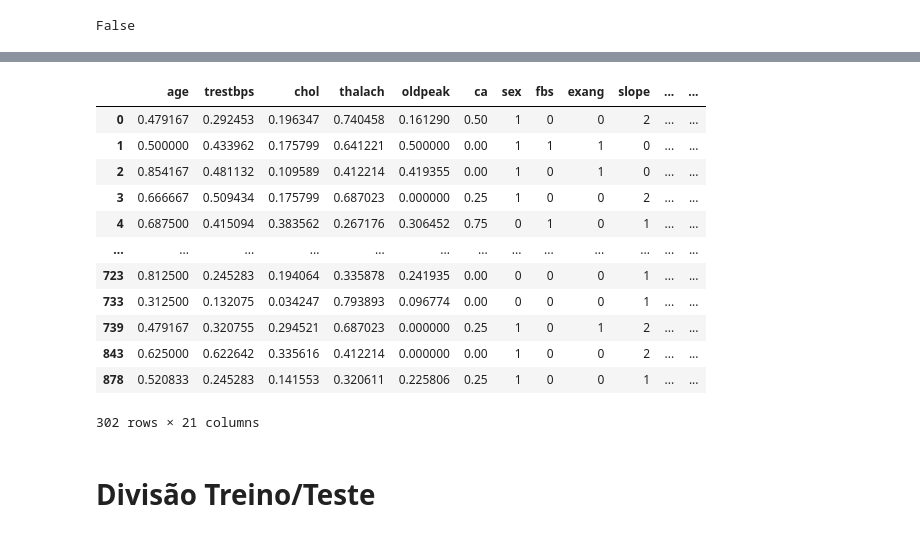
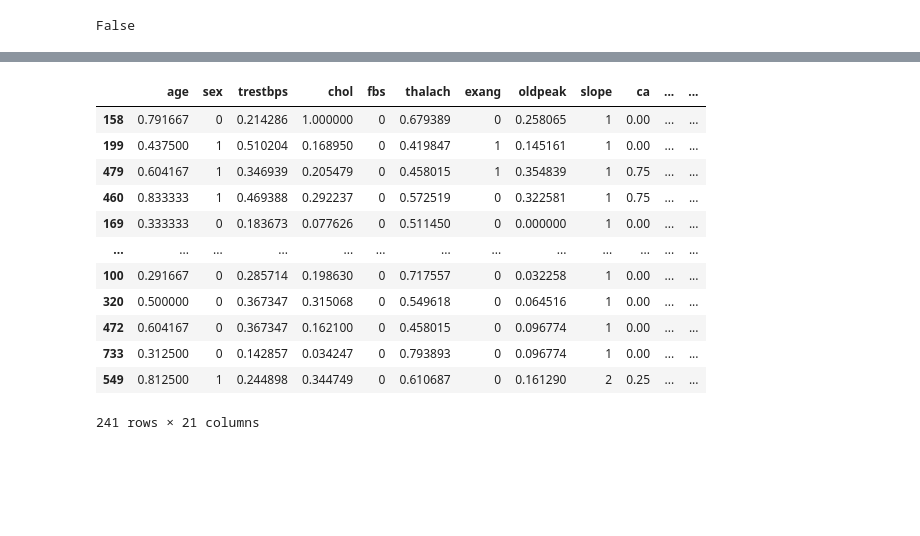
Before and after one commit to intghp/algoritmo_knn, a Jupyter notebook: algoritmo_knn.ipynb, the cells around one changed output, grey strips where cells are left out. Drawn from its saved outputs; the diff is of its cells as text; code cells hidden in the pictures; blank space fills up the shorter version.

```diff
--- a/algoritmo_knn.ipynb
+++ b/algoritmo_knn.ipynb
@@ -254,17 +253,13 @@ colunas_numericas = ['age', 'trestbps', 'chol', 'thalach', 'oldpeak', 'ca']
 X = df_process.drop('target', axis=1)
 y = df_process['target']
 
-# Aplicando a normalização nas colunas númericas
-scaler = MinMaxScaler()
-X_numericas_normalizadas = scaler.fit_transform(X[colunas_numericas])
-
-# Convertendo de volta para Dataframe
-X_numericas_normalizadas = pd.DataFrame(
-    X_numericas_normalizadas,
-    columns=colunas_numericas,
-    index=X.index
+X_treino, X_teste, y_treino, y_teste = train_test_split(
+    X, y,
+    test_size=0.2,
+    random_state=42,
+    stratify=y
 )
 
-# Juntando com as colunas categóricas
-X_categoricas = X.drop(colunas_numericas, axis=1)
-X_final = pd.concat([X_numericas_normalizadas, X_categoricas], axis=1)
+print(f"Total: {len(X)}")
+print(f"Treino: {len(X_treino)}")
+print(f"Teste: {len(X_teste)}")
@@ -271,3 +270,13 @@ X_final = pd.concat([X_numericas_normalizadas, X_categoricas], axis=1)
+# %%
+# Aplicando a normalização nas colunas númericas
+X_treino = X_treino.copy()
+X_teste = X_teste.copy()
+
+scaler = MinMaxScaler()
+
+X_treino[colunas_numericas] = scaler.fit_transform(X_treino[colunas_numericas])
+
+X_teste[colunas_numericas] = scaler.transform(X_teste[colunas_numericas])
 # %%
 # Resultado esperado: X com várias colunas e y com apenas 1 coluna
 print(X.shape)
@@ -296,19 +292,17 @@ max      1.000000    1.000000    1.000000    1.000000    1.000000    1.000000
 # %%
 # Dataset final! Normalizado e com o One-Hot Encoding
-X_final
+X_treino
 # %% [output]
-|  | age | trestbps | chol | thalach | oldpeak | ca | sex | fbs | exang | slope | ... | ... |
-| 0 | 0.479167 | 0.292453 | 0.196347 | 0.740458 | 0.161290 | 0.50 | 1 | 0 | 0 | 2 | ... | ... |
-| 1 | 0.500000 | 0.433962 | 0.175799 | 0.641221 | 0.500000 | 0.00 | 1 | 1 | 1 | 0 | ... | ... |
-| 2 | 0.854167 | 0.481132 | 0.109589 | 0.412214 | 0.419355 | 0.00 | 1 | 0 | 1 | 0 | ... | ... |
-| 3 | 0.666667 | 0.509434 | 0.175799 | 0.687023 | 0.000000 | 0.25 | 1 | 0 | 0 | 2 | ... | ... |
-| 4 | 0.687500 | 0.415094 | 0.383562 | 0.267176 | 0.306452 | 0.75 | 0 | 1 | 0 | 1 | ... | ... |
+|  | age | sex | trestbps | chol | fbs | thalach | exang | oldpeak | slope | ca | ... | ... |
+| 158 | 0.791667 | 0 | 0.214286 | 1.000000 | 0 | 0.679389 | 0 | 0.258065 | 1 | 0.00 | ... | ... |
+| 199 | 0.437500 | 1 | 0.510204 | 0.168950 | 0 | 0.419847 | 1 | 0.145161 | 1 | 0.00 | ... | ... |
+| 479 | 0.604167 | 1 | 0.346939 | 0.205479 | 0 | 0.458015 | 1 | 0.354839 | 1 | 0.75 | ... | ... |
+| 460 | 0.833333 | 1 | 0.469388 | 0.292237 | 0 | 0.572519 | 0 | 0.322581 | 1 | 0.75 | ... | ... |
+| 169 | 0.333333 | 0 | 0.183673 | 0.077626 | 0 | 0.511450 | 0 | 0.000000 | 1 | 0.00 | ... | ... |
 | ... | ... | ... | ... | ... | ... | ... | ... | ... | ... | ... | ... | ... |
-| 723 | 0.812500 | 0.245283 | 0.194064 | 0.335878 | 0.241935 | 0.00 | 0 | 0 | 0 | 1 | ... | ... |
-| 733 | 0.312500 | 0.132075 | 0.034247 | 0.793893 | 0.096774 | 0.00 | 0 | 0 | 0 | 1 | ... | ... |
-| 739 | 0.479167 | 0.320755 | 0.294521 | 0.687023 | 0.000000 | 0.25 | 1 | 0 | 1 | 2 | ... | ... |
-| 843 | 0.625000 | 0.622642 | 0.335616 | 0.412214 | 0.000000 | 0.00 | 1 | 0 | 0 | 2 | ... | ... |
-| 878 | 0.520833 | 0.245283 | 0.141553 | 0.320611 | 0.225806 | 0.25 | 1 | 0 | 0 | 1 | ... | ... |
+| 100 | 0.291667 | 0 | 0.285714 | 0.198630 | 0 | 0.717557 | 0 | 0.032258 | 1 | 0.00 | ... | ... |
+| 320 | 0.500000 | 0 | 0.367347 | 0.315068 | 0 | 0.549618 | 0 | 0.064516 | 1 | 0.00 | ... | ... |
+| 472 | 0.604167 | 0 | 0.367347 | 0.162100 | 0 | 0.458015 | 0 | 0.096774 | 1 | 0.00 | ... | ... |
+| 733 | 0.312500 | 0 | 0.142857 | 0.034247 | 0 | 0.793893 | 0 | 0.096774 | 1 | 0.00 | ... | ... |
+| 549 | 0.812500 | 1 | 0.244898 | 0.344749 | 0 | 0.610687 | 0 | 0.161290 | 2 | 0.25 | ... | ... |
-302 rows × 21 columns
+241 rows × 21 columns
-# %% [markdown]
-# Divisão Treino/Teste
```
Also changed, not shown: parts of 10 cells of this notebook.
